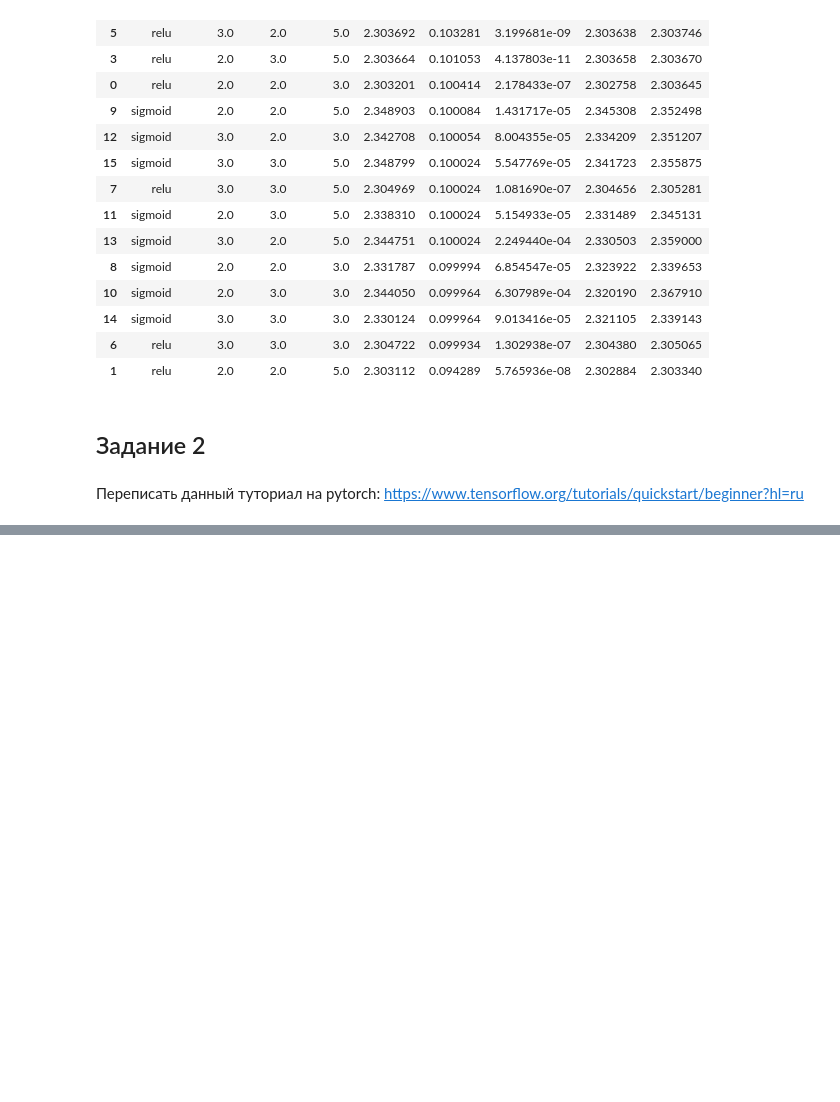
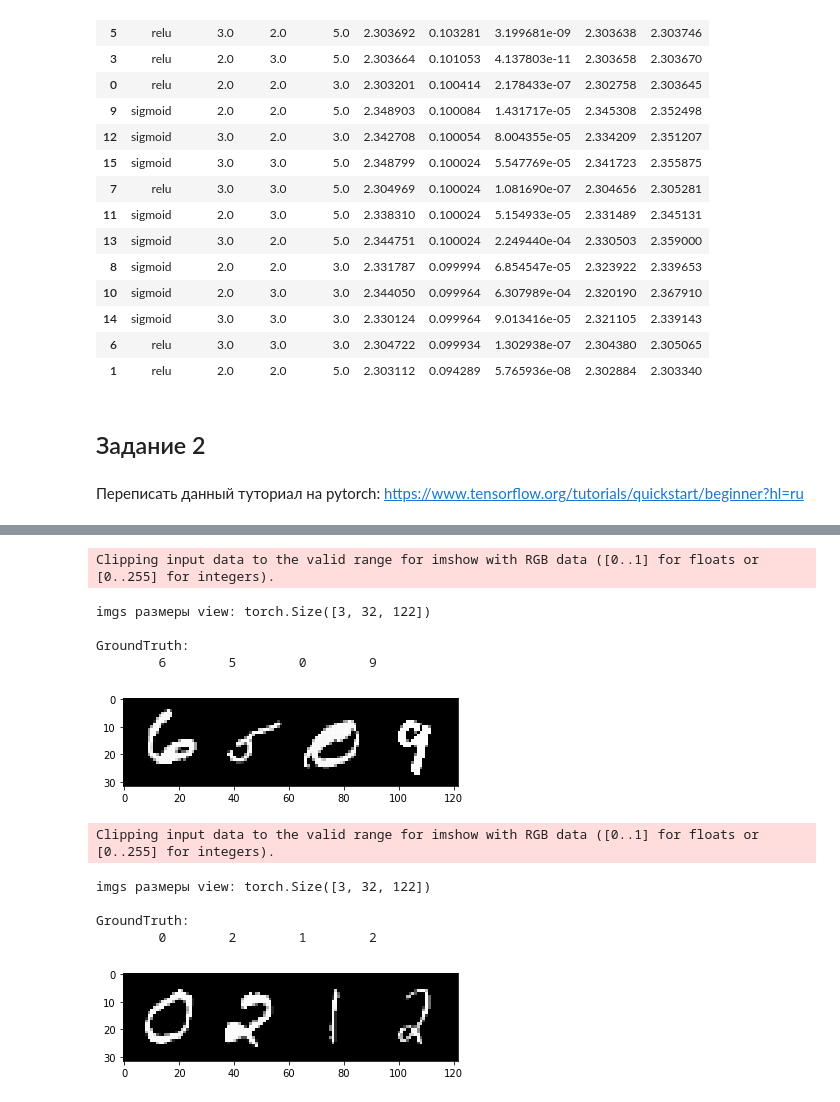
Before and after one commit to VitalyGladyshev/gb_pytorch, a Jupyter notebook: pytorch_hw_01.ipynb, the cells around one changed output, grey strips where cells are left out. Drawn from its saved outputs; the diff is of its cells as text; code cells hidden in the pictures; blank space fills up the shorter version.

```diff
--- a/pytorch_hw_01.ipynb
+++ b/pytorch_hw_01.ipynb
@@ -1084,0 +1100,4 @@ search_top.summary_data.sort_values('accuracy', ascending=False)
+# %%
+#!M
+thr_num = 8
+batch_sz = 4
@@ -1084,0 +1130,24 @@ search_top.summary_data.sort_values('accuracy', ascending=False)
+# %%
+#!M
+transform = transforms.Compose(
+    [transforms.ToTensor(),
+     transforms.Normalize((0.5, ), (0.5, ))])
+# %%
+#!M
+mnist_train = torchvision.datasets.MNIST(root='./MNIST/train',
+                                         train=True,
+                                         download=True,
+                                         transform=transform)
+mnist_train_loader = torch.utils.data.DataLoader(mnist_train,
+                                                 batch_size=batch_sz,
+                                                 shuffle=True,
+                                                 num_workers=thr_num)
+
+mnist_test = torchvision.datasets.MNIST(root='./MNIST/test',
+                                        train=False,
+                                        download=True,
+                                        transform=transform)
+mnist_test_loader = torch.utils.data.DataLoader(mnist_test,
+                                                batch_size=batch_sz,
+                                                shuffle=False,
+                                                num_workers=thr_num)
@@ -1084,0 +1167,3 @@ search_top.summary_data.sort_values('accuracy', ascending=False)
+# %%
+#!M
+classes = ('0', '1', '2', '3', '4', '5', '6', '7', '8', '9')
@@ -1084,0 +1193,26 @@ search_top.summary_data.sort_values('accuracy', ascending=False)
+# %%
+#!M
+data_iter = iter(mnist_train_loader)
+# [data_iter.next() for i in range(0)]
+
+for i in range(2):
+    images, labels = data_iter.next()
+
+    imgs = torchvision.utils.make_grid(images)
+    print("imgs размеры view: %s\n" % (imgs.shape,))
+    print('GroundTruth:\n', ' '.join('%8s' % classes[labels[j]] for j in range(batch_sz)))
+    plt.imshow(imgs.permute(1, 2, 0).numpy())
+    plt.show()
+# %% [output]
+Clipping input data to the valid range for imshow with RGB data ([0..1] for floats or [0..255] for integers).
+imgs размеры view: torch.Size([3, 32, 122])
+
+GroundTruth:
+        6        5        0        9
+[figure, added]
+Clipping input data to the valid range for imshow with RGB data ([0..1] for floats or [0..255] for integers).
+imgs размеры view: torch.Size([3, 32, 122])
+
+GroundTruth:
+        0        2        1        2
+[figure, added]
```
Also changed, not shown: parts of 16 cells of this notebook.
